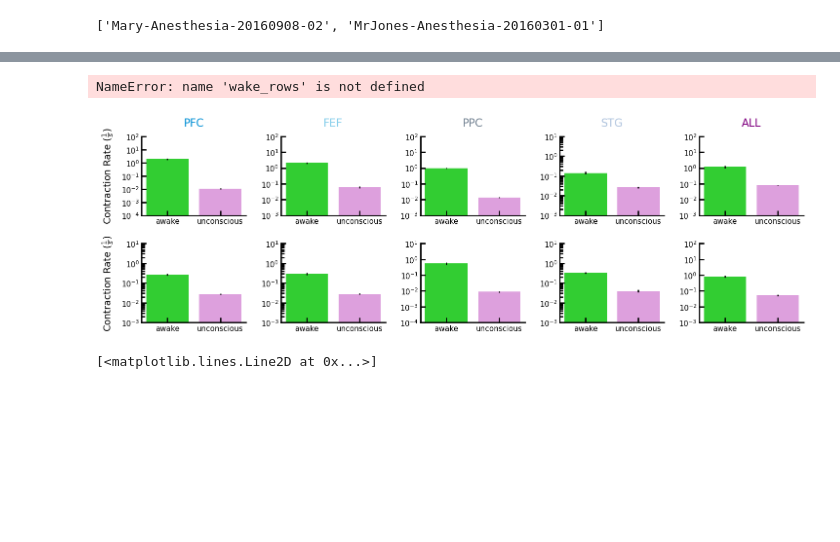
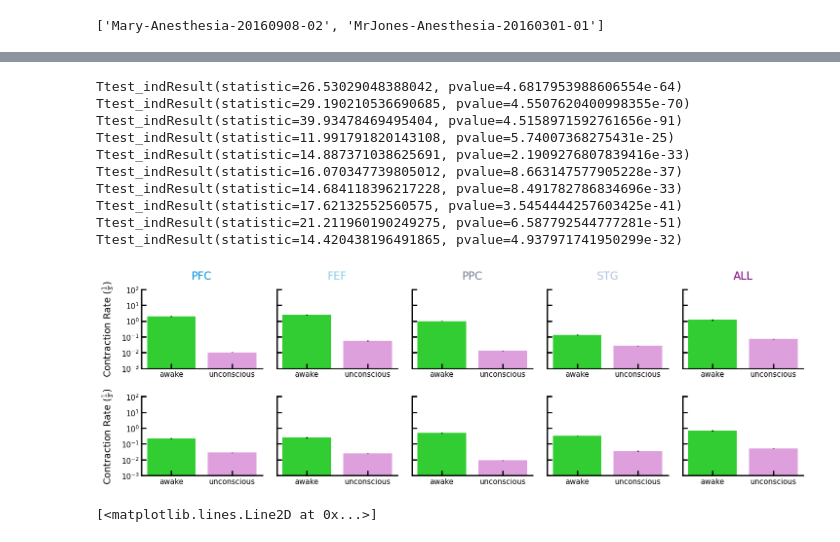
Before and after one commit to adamjeisen/ChaoticConsciousness, a Jupyter notebook: _sandbox/Contraction/2022-05-08 - Contraction Linear Filters.ipynb, the cells around one changed output, grey strips where cells are left out. Saved outputs shown, nothing was run; the diff lists cells and outputs as text; code cells hidden in the pictures; blank space fills up the shorter version.

```diff
--- a/_sandbox/Contraction/2022-05-08 - Contraction Linear Filters.ipynb
+++ b/_sandbox/Contraction/2022-05-08 - Contraction Linear Filters.ipynb
@@ -623,68 +628,52 @@ plt.show()
-# %%
-scipy.stats.ttest_ind(wake_rows, anesthesia_rows, alternative='greater')
-# %% [output]
-NameError: name 'wake_rows' is not defined
-# %%
-tick_fontsize=11
-title_fontsize = 16
-ylabel_fontsize=14
-fig, axs = plt.subplots(2, 5, figsize=(15, 5), sharey=False)
-for i, session in enumerate(session_list):
-#     for j, area in enumerate(areas):
-    for j, area in enumerate(['vlPFC', 'FEF', '7b', 'CPB', 'all']):
-        ax = axs[i, j]
-        wake_rows = all_rets[session][area][all_rets[session][area].start_time <= session_infos[session]['drugStart'][0]].contraction_rate
-        anesthesia_rows = all_rets[session][area][np.logical_and(all_rets[session][area].start_time >= session_infos[session]['drugStart'][0] + 15*60, all_rets[session][area].start_time <= session_infos[session]['drugEnd'][1] - 15*60)].contraction_rate
-
-
-        se_wake = np.std(wake_rows)/np.sqrt(len(wake_rows))
-        se_anesthesia = np.std(anesthesia_rows)/np.sqrt(len(anesthesia_rows))
-
-#         ax.bar('awake', np.log10(wake_rows.mean()), yerr=np.log10(se_wake), color='limegreen')
-#         ax.bar('unconscious', np.log10(anesthesia_rows.mean()), yerr=np.log10(se_anesthesia), color='plum')
-        ax.bar('awake', wake_rows.mean(), yerr=se_wake, color='limegreen')
-        ax.bar('unconscious', anesthesia_rows.mean(), yerr=se_anesthesia, color='plum')
-        ax.set_yscale('log')
-        if area == 'CPB':
-            print(ax.get_yticks())
-        ax.set
 # %%
 tick_fontsize=11
 title_fontsize = 16
 ylabel_fontsize=14
-fig, axs = plt.subplots(2, 5, figsize=(15, 5), sharey=False)
+fig, axs = plt.subplots(2, 5, figsize=(15, 5), sharey=True)
 for i, session in enumerate(session_list):
 #     for j, area in enumerate(areas):
     for j, area in enumerate(['vlPFC', 'FEF', '7b', 'CPB', 'all']):
         ax = axs[i, j]
         wake_rows = all_rets[session][area][all_rets[session][area].start_time <= session_infos[session]['drugStart'][0]].contraction_rate
         anesthesia_rows = all_rets[session][area][np.logical_and(all_rets[session][area].start_time >= session_infos[session]['drugStart'][0] + 15*60, all_rets[session][area].start_time <= session_infos[session]['drugEnd'][1] - 15*60)].contraction_rate
 
 
         se_wake = np.std(wake_rows)/np.sqrt(len(wake_rows))
         se_anesthesia = np.std(anesthesia_rows)/np.sqrt(len(anesthesia_rows))
 
 #         ax.bar('awake', np.log10(wake_rows.mean()), yerr=np.log10(se_wake), color='limegreen')
 #         ax.bar('unconscious', np.log10(anesthesia_rows.mean()), yerr=np.log10(se_anesthesia), color='plum')
         ax.bar('awake', wake_rows.mean(), yerr=se_wake, color='limegreen')
         ax.bar('unconscious', anesthesia_rows.mean(), yerr=se_anesthesia, color='plum')
         ax.set_yscale('log')
 #         if area == 'CPB':
 #             print(ax.get_yticks())
         ax.set_yticks(ax.get_yticks())
         ax.tick_params(labelsize=tick_fontsize)
         if i == 0:
             ax.set_title(area_labels[area], color=area_colors[area], fontsize=title_fontsize)
         if j == 0:
             ax.set_ylabel(r'Contraction Rate ($\frac{1}{s}$)', fontsize=ylabel_fontsize)
 
         ax.spines[['right', 'top']].set_visible(False)
         ax.xaxis.set_ticks_position('bottom')
         ax.tick_params(axis='y', which='both', left=True, right=False)
+
+        print(scipy.stats.ttest_ind(wake_rows, anesthesia_rows, alternative='greater'))
 plt.tight_layout()
 plt.show()
 # %% [output]
+Ttest_indResult(statistic=26.53029048388042, pvalue=4.6817953988606554e-64)
+Ttest_indResult(statistic=29.190210536690685, pvalue=4.5507620400998355e-70)
+Ttest_indResult(statistic=39.93478469495404, pvalue=4.5158971592761656e-91)
+Ttest_indResult(statistic=11.991791820143108, pvalue=5.74007368275431e-25)
+Ttest_indResult(statistic=14.887371038625691, pvalue=2.1909276807839416e-33)
+Ttest_indResult(statistic=16.070347739805012, pvalue=8.663147577905228e-37)
+Ttest_indResult(statistic=14.684118396217228, pvalue=8.491782786834696e-33)
+Ttest_indResult(statistic=17.62132552560575, pvalue=3.5454444257603425e-41)
+Ttest_indResult(statistic=21.211960190249275, pvalue=6.587792544777281e-51)
+Ttest_indResult(statistic=14.420438196491865, pvalue=4.937971741950299e-32)
-[figure, old version]
+[figure, new version]
 # %%
 def vdp(x, t, mu):
     dx = np.zeros(2)
```
Also changed, not shown: parts of 3 cells of this notebook, 5 other files.
